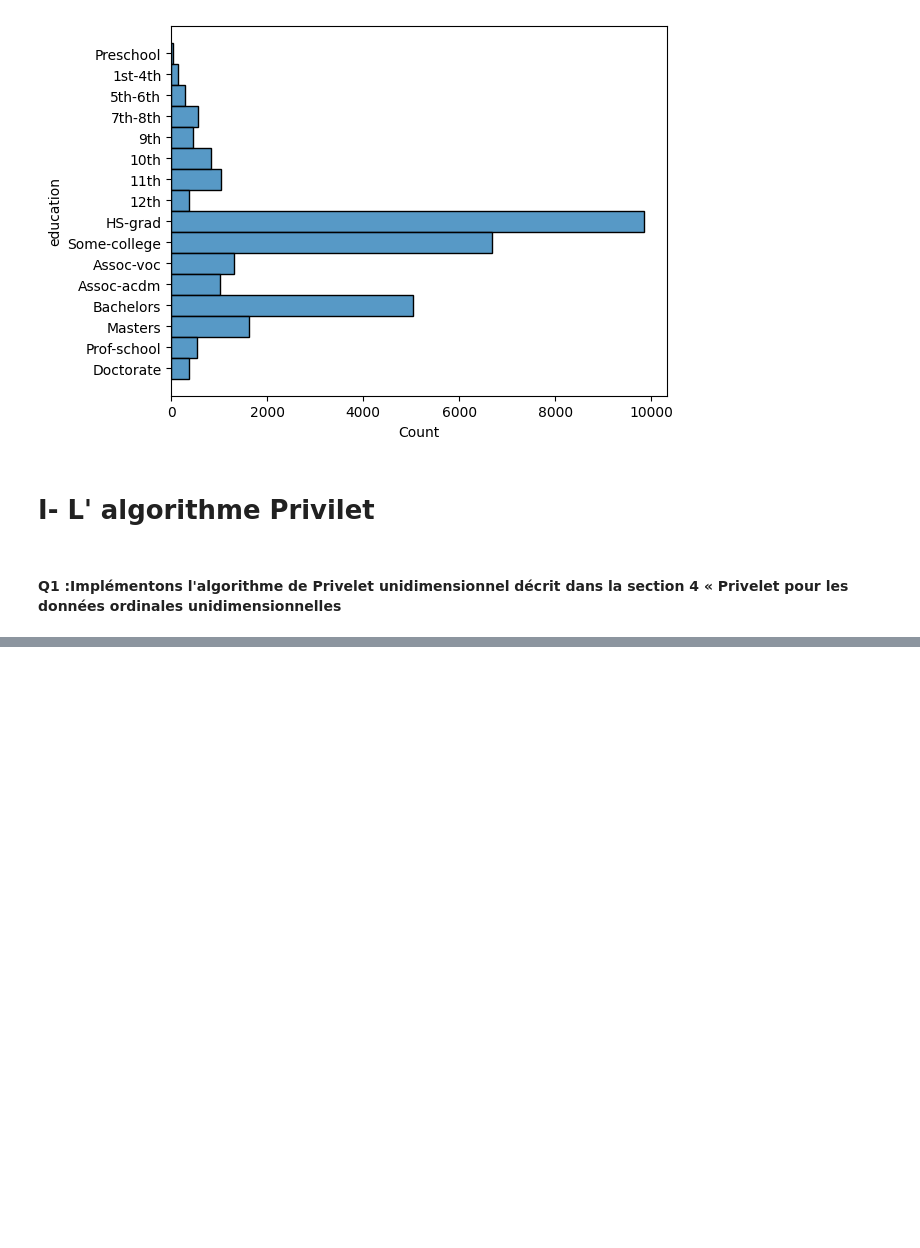
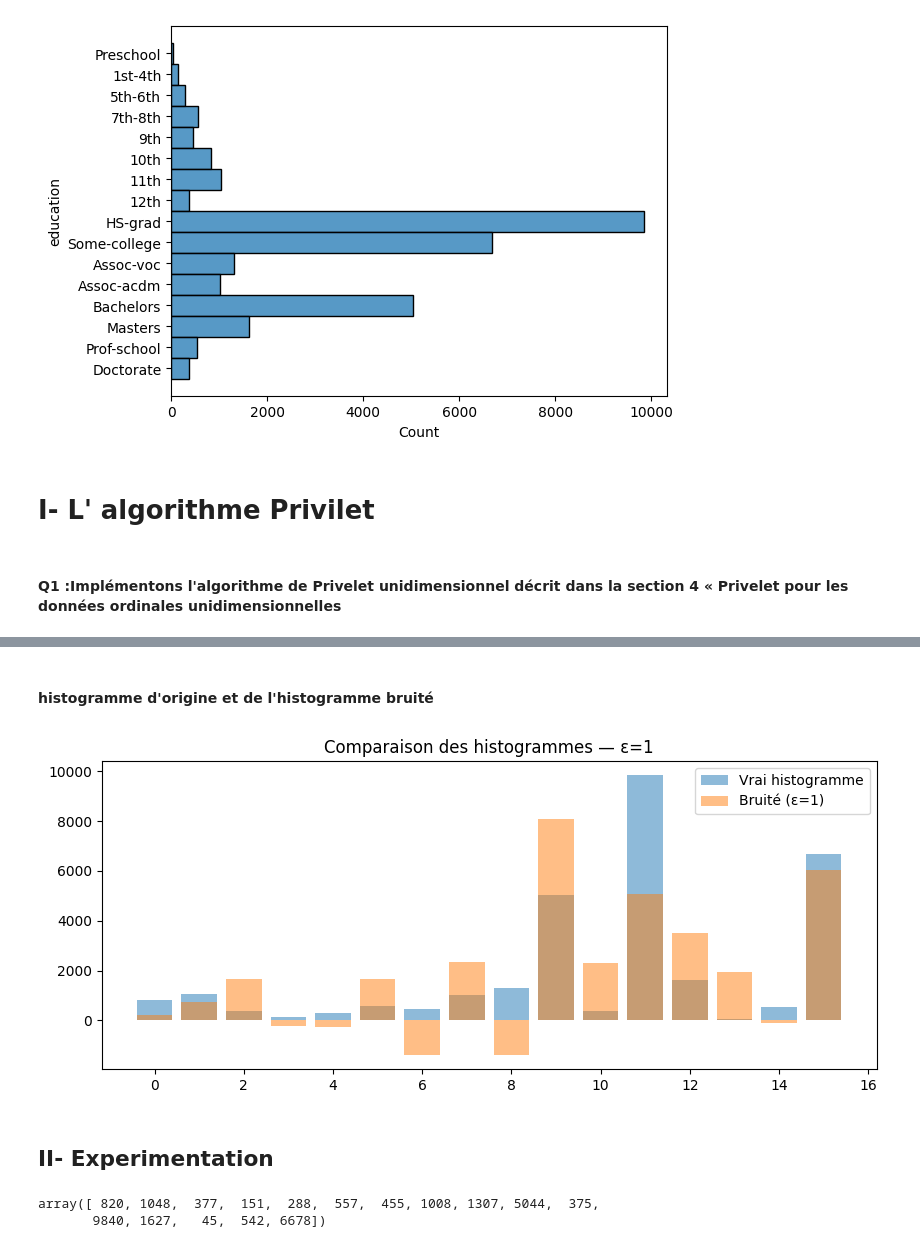
Before and after one commit to Musk-max/sbd_project, a Jupyter notebook: core_work.ipynb, the cells around one changed output, grey strips where cells are left out. Drawn from its saved outputs; the diff is of its cells as text; code cells hidden in the pictures; blank space fills up the shorter version.

```diff
--- a/core_work.ipynb
+++ b/core_work.ipynb
@@ -41,0 +114,16 @@ from numpy.random import laplace
+# %%
+def inverse_haar_wavelet_transform(coeffs):
+    """
+    Reconstitue les données à partir des coefficients Haar.
+    """
+    levels = int(np.log2(len(coeffs)))
+    idx = 1
+    reconstructed = np.array([coeffs[0]])
+
+    for _ in range(levels):
+        pairs = [(val + coeffs[i], val - coeffs[i])
+                 for val, i in zip(reconstructed, range(idx, idx + len(reconstructed)))]
+        idx += len(reconstructed)
+        reconstructed = np.array([v for pair in pairs for v in pair])
+
+    return reconstructed
@@ -41,0 +180,4 @@ from numpy.random import laplace
+# %%
+education_counts = adult['education'].value_counts().sort_index()
+labels, edu_true_histogram = education_counts.index.tolist(), education_counts.values
+edu_true_histogram
@@ -41,0 +187,8 @@ from numpy.random import laplace
+# %%
+def pad_to_power_of_two(arr):
+    padded = np.zeros(2**int(np.ceil(np.log2(len(arr)))))
+    padded[:len(arr)] = arr
+    return padded
+
+edu_original_data = pad_to_power_of_two(edu_true_histogram)
+edu_original_data
@@ -41,0 +198,10 @@ from numpy.random import laplace
+# %%
+edu_epsilons = [0.01, 0.1, 1]
+
+for edu_epsilon in edu_epsilons:
+    print(f"\n{'='*40} ε = {edu_epsilon} {'='*40}")
+    edu_coeffs = haar_wavelet_transform(edu_original_data)
+    edu_weights = compute_whaar_weights(len(edu_coeffs))
+    edu_noisy_coeffs = add_laplace_noise(edu_coeffs, edu_epsilon)
+    edu_reconstructed = inverse_haar_wavelet_transform(edu_noisy_coeffs)
+    print("Histogramme reconstruit bruité :", np.round(edu_reconstructed, 2), sep="\n")
@@ -41,0 +223,18 @@ from numpy.random import laplace
+# %% [markdown]
+#### histogramme d'origine et de l'histogramme bruité
+# %%
+plt.figure(figsize=(10, 4))
+plt.bar(range(len(edu_original_data)), edu_original_data, alpha=0.5, label='Vrai histogramme')
+plt.bar(range(len(edu_reconstructed)), edu_reconstructed, alpha=0.5, label=f'Bruité (ε={edu_epsilon})')
+plt.title(f'Comparaison des histogrammes — ε={edu_epsilon}')
+plt.legend()
+plt.show()
+# %% [output]
+[figure, added]
+# %% [markdown]
+##  II- Experimentation
+# %%
+edu_true_histogram
+# %% [output]
+array([ 820, 1048,  377,  151,  288,  557,  455, 1008, 1307, 5044,  375,
+       9840, 1627,   45,  542, 6678])
```
Also changed, not shown: parts of 25 cells of this notebook.
